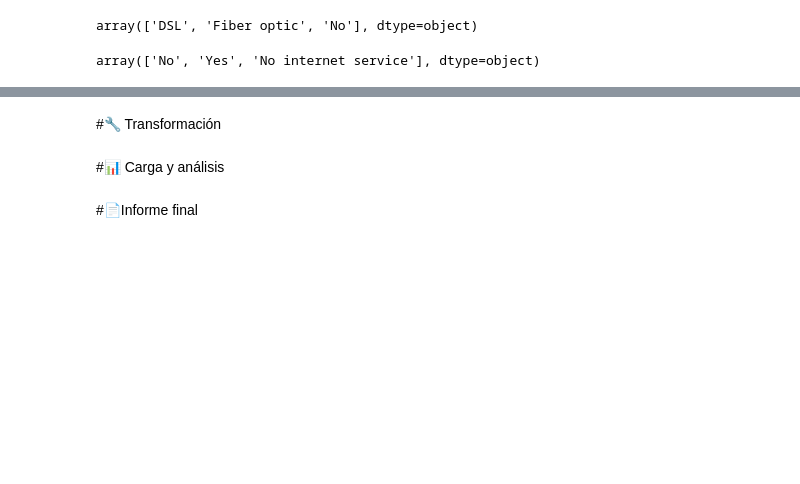
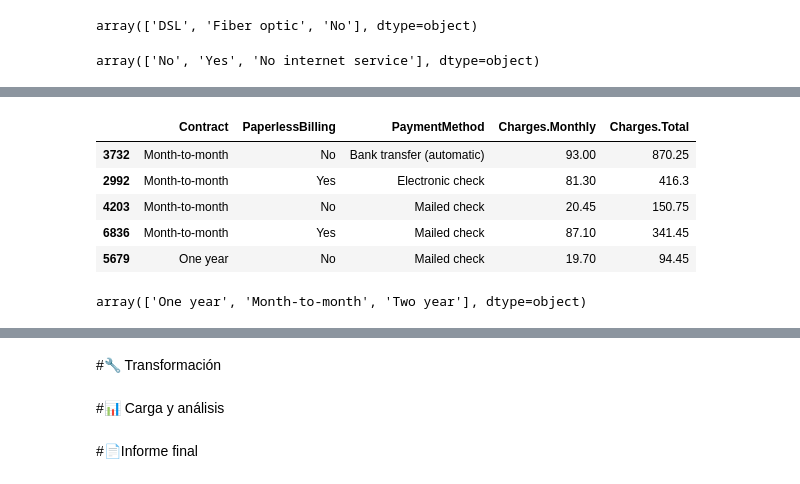
Before and after one commit to P0Iar/Challenge2-TelecomX, a Jupyter notebook: TelecomX_LATAM.ipynb, the cells around one changed output, grey strips where cells are left out. Drawn from its saved outputs; the diff is of its cells as text; code cells hidden in the pictures; blank space fills up the shorter version.

Commit message:
cuenta

```diff
--- a/TelecomX_LATAM.ipynb
+++ b/TelecomX_LATAM.ipynb
@@ -212,0 +256,9 @@ internet.sample(5)
+# %%
+cuenta.sample(5)
+# %% [output]
+|  | Contract | PaperlessBilling | PaymentMethod | Charges.Monthly | Charges.Total |
+| 3732 | Month-to-month | No | Bank transfer (automatic) | 93.00 | 870.25 |
+| 2992 | Month-to-month | Yes | Electronic check | 81.30 | 416.3 |
+| 4203 | Month-to-month | No | Mailed check | 20.45 | 150.75 |
+| 6836 | Month-to-month | Yes | Mailed check | 87.10 | 341.45 |
+| 5679 | One year | No | Mailed check | 19.70 | 94.45 |
@@ -212,0 +268,4 @@ internet.sample(5)
+# %%
+cuenta['Contract'].unique()
+# %% [output]
+array(['One year', 'Month-to-month', 'Two year'], dtype=object)
```
Also changed, not shown: parts of 18 cells of this notebook.
